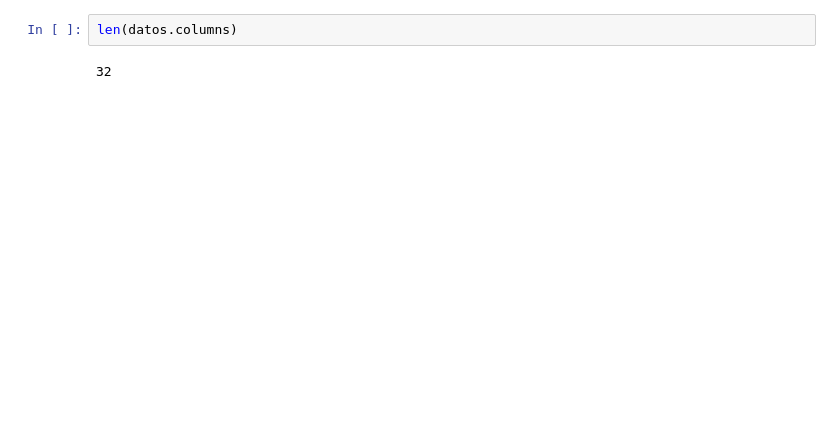
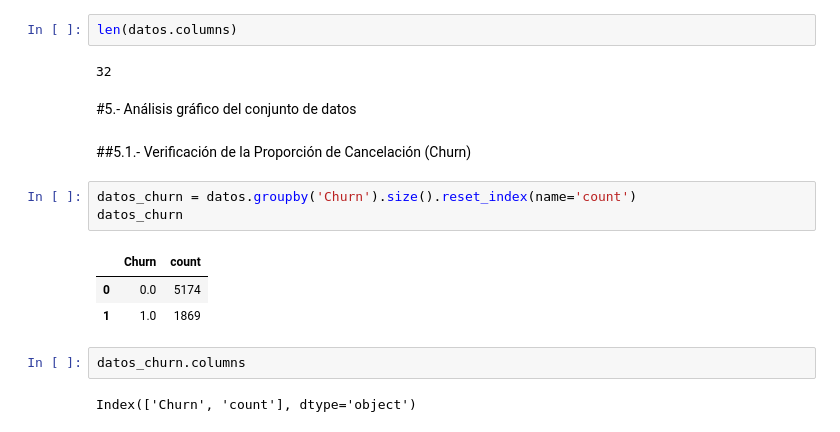
Before and after one commit to Antonio-B85/challenge-Parte-2--TelecomX, a Jupyter notebook: TelecomX_Parte2.ipynb, the cells around one changed output. Saved outputs shown, nothing was run; the diff lists cells and outputs as text; blank space fills up the shorter version.

Commit message:
Verificación de la Proporción de Cancelación (Churn)

```diff
--- a/TelecomX_Parte2.ipynb
+++ b/TelecomX_Parte2.ipynb
@@ -354,3 +354,18 @@ datos.sample(5)
 len(datos.columns)
 # %% [output]
 32
+# %% [markdown]
+#5.- Análisis gráfico del conjunto de datos
+# %% [markdown]
+##5.1.- Verificación de la Proporción de Cancelación (Churn)
+# %%
+datos_churn = datos.groupby('Churn').size().reset_index(name='count')
+datos_churn
+# %% [output]
+|  | Churn | count |
+| 0 | 0.0 | 5174 |
+| 1 | 1.0 | 1869 |
+# %%
+datos_churn.columns
+# %% [output]
+Index(['Churn', 'count'], dtype='object')
```
Also changed, not shown: parts of 1 cell of this notebook.
